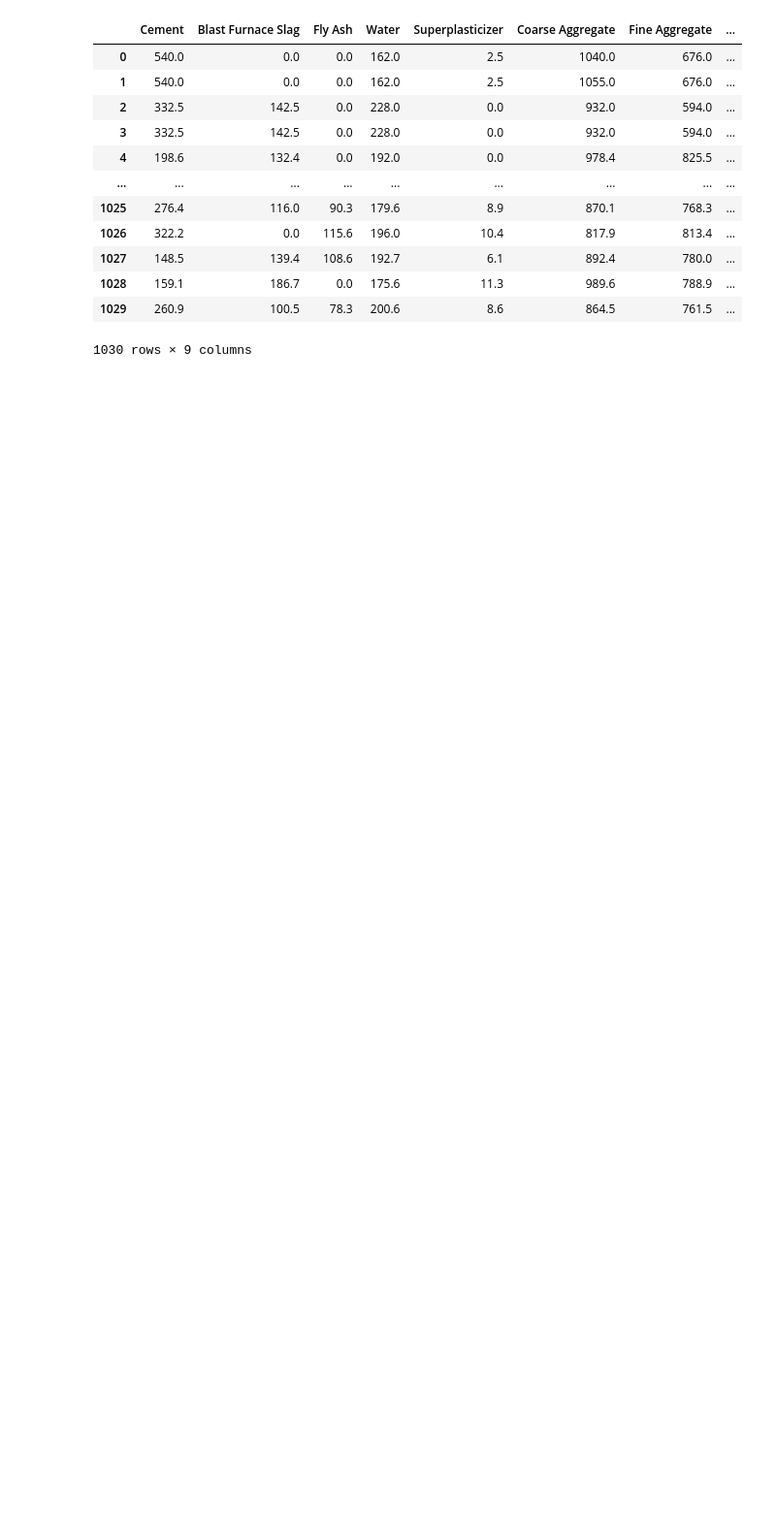
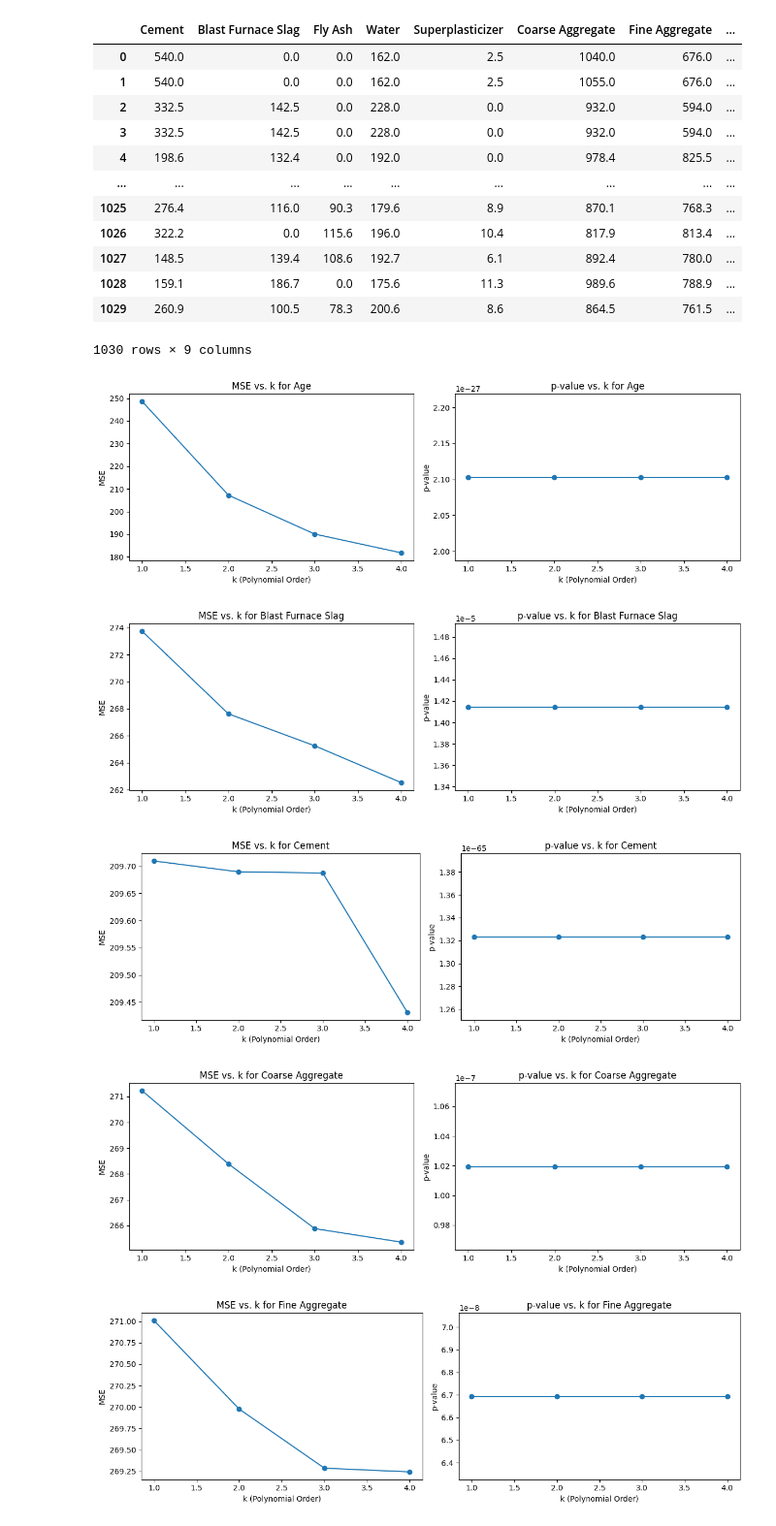
Before and after one commit to amanbarar/machine-learning-niit, a Jupyter notebook: Practical/Lab_9.ipynb, the cells around one changed output. Shown at 97% size. Cells and saved outputs as stored; diff of their text form; code cells hidden in the pictures; blank space fills up the shorter version.

```diff
--- a/Practical/Lab_9.ipynb
+++ b/Practical/Lab_9.ipynb
@@ -28,3 +29,79 @@ data
 # %%
 target_variable = 'Concrete compressive strength'
 predictor_variables = data.columns.difference([target_variable])
+
+best_k_values = {}
+best_mse_values = {}
+best_p_values = {}
+# %%
+for predictor in predictor_variables:
+    k_values = list(range(1, 5))
+    mse_values = []  # To store MSE values for different k
+    p_values = []  # To store p-values for different k
+
+    for k in k_values:
+        # Extract the predictor and target variables
+        X = data[predictor].values.reshape(-1, 1)
+        y = data[target_variable]
+
+        # Fit a polynomial regression model of order k
+        polynomial_features = PolynomialFeatures(degree=k)
+        X_poly = polynomial_features.fit_transform(X)
+        model = LinearRegression()
+        model.fit(X_poly, y)
+
+        # Make predictions
+        y_pred = model.predict(X_poly)
+
+        # Calculate Mean Squared Error
+        mse = mean_squared_error(y, y_pred)
+        mse_values.append(mse)
+
+        # Perform a linear regression to get the p-value
+        slope, intercept, r_value, p_value, std_err = linregress(X[:, 0], y)
+        p_values.append(p_value)
+
+    # Find the best k for this predictor
+    best_k = k_values[np.argmin(mse_values)]
+    best_k_values[predictor] = best_k
+    best_mse_values[predictor] = min(mse_values)
+    best_p_values[predictor] = p_values[k_values.index(best_k)]
+
+    # Create a subplot of MSE vs k and p-value vs k for this predictor
+    plt.figure(figsize=(12, 4))
+
+    # Plot MSE values
+    plt.subplot(1, 2, 1)
+    plt.plot(k_values, mse_values, marker='o')
+    plt.title(f'MSE vs. k for {predictor}')
+    plt.xlabel('k (Polynomial Order)')
+    plt.ylabel('MSE')
+
+    # Plot p-values
+    plt.subplot(1, 2, 2)
+    plt.plot(k_values, p_values, marker='o')
+    plt.title(f'p-value vs. k for {predictor}')
+    plt.xlabel('k (Polynomial Order)')
+    plt.ylabel('p-value')
+
+    plt.tight_layout()
+    plt.show()
+
+# Determine the best value for k, best MSE, and best p-value for each predictor
+print("Best k values, MSE values, and p-values for each predictor:")
+for predictor in predictor_variables:
+    print(f"{predictor}: Best k = {best_k_values[predictor]}, Best MSE = {best_mse_values[predictor]}, Best p-value = {best_p_values[predictor]}")
+
+# Find the overall best predictor
+best_predictor_mse = min(best_mse_values, key=lambda x: best_mse_values[x])
+print(f"The best predictor according to mse value is: {best_predictor_mse}")
+
+
+best_predictor_p_value = min(best_p_values, key=lambda x: best_p_values[x])
+print(f"The best predictor according to p value is: {best_predictor_p_value}")
+# %% [output]
+[figure, added]
+[figure, added]
+[figure, added]
+[figure, added]
+[figure, added]
```
Also changed, not shown: parts of 2 cells of this notebook.
